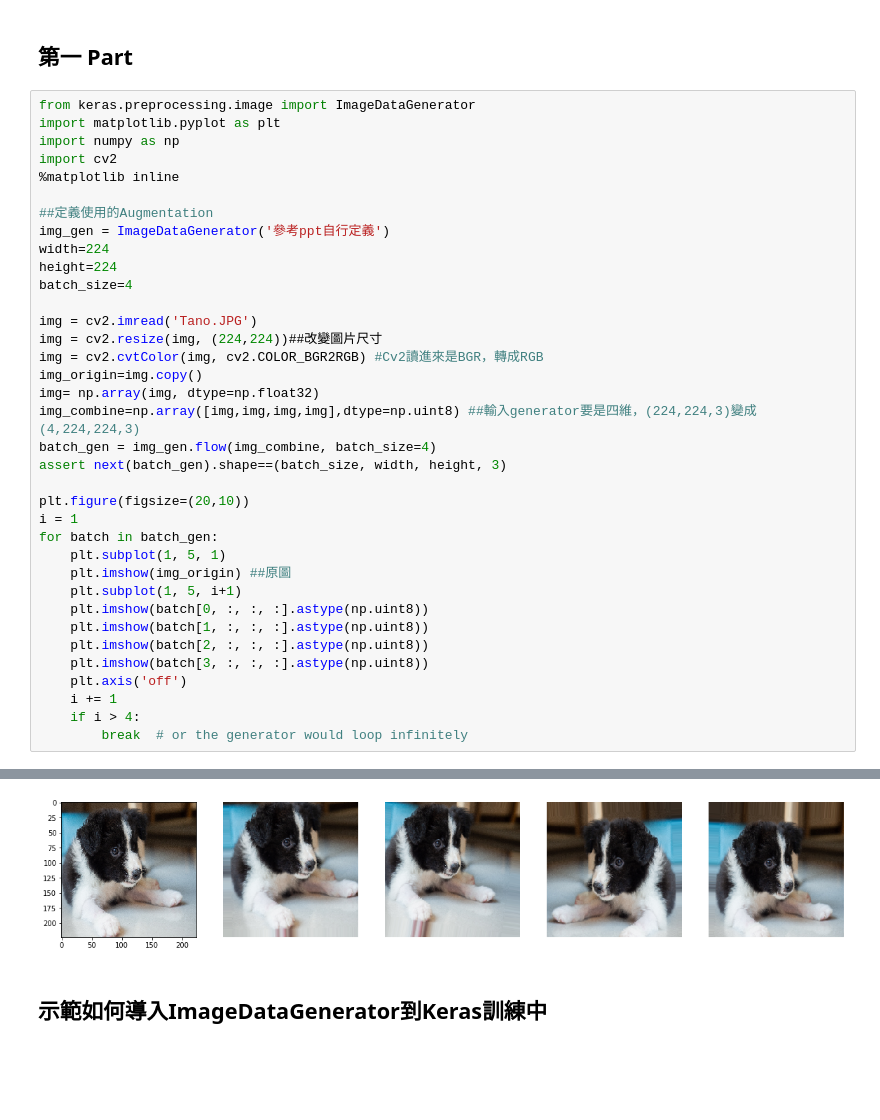
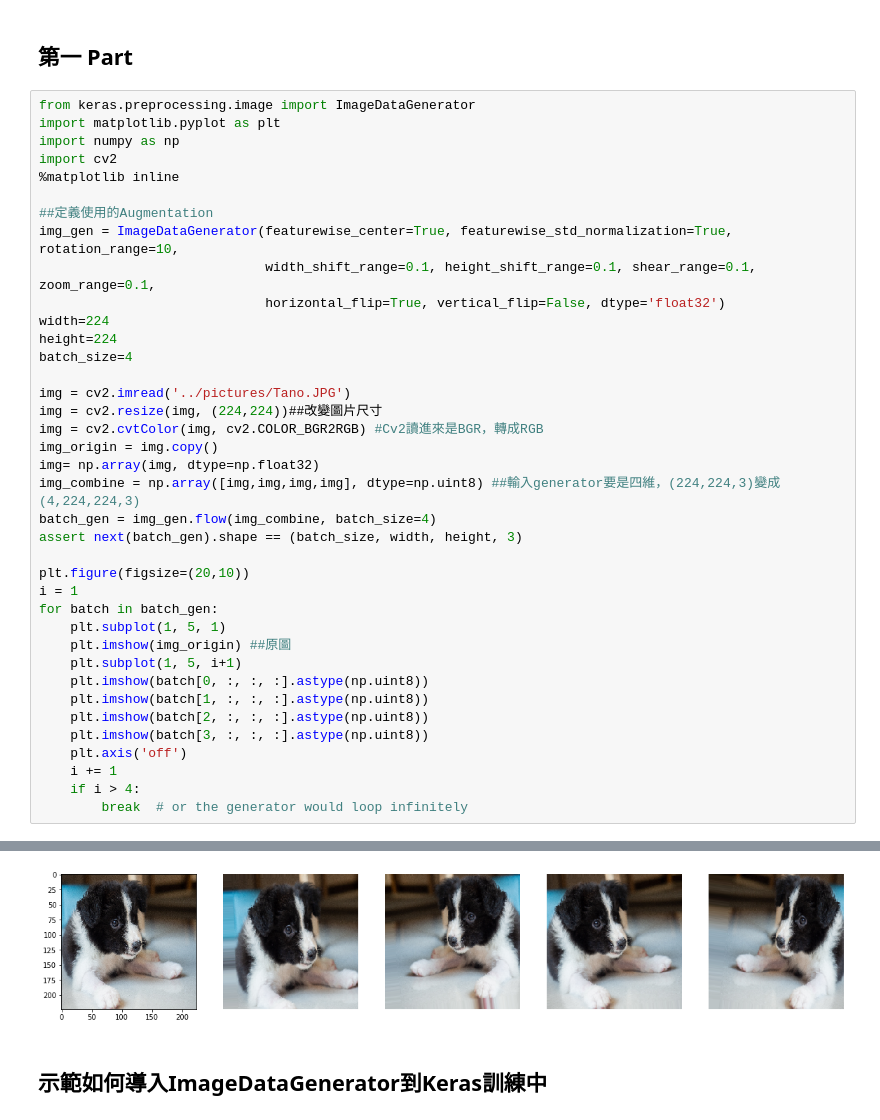
Before and after one commit to okayell/2nd-DL-CVMarathon, a Jupyter notebook: homework/Day016_Image Augmentation_HW.ipynb, the cells around one changed output, grey strips where cells are left out. Saved outputs shown, nothing was run; the diff lists cells and outputs as text; blank space fills up the shorter version.

```diff
--- a/homework/Day016_Image Augmentation_HW.ipynb
+++ b/homework/Day016_Image Augmentation_HW.ipynb
@@ -19,19 +19,21 @@ import cv2
 %matplotlib inline
 
 ##定義使用的Augmentation
-img_gen = ImageDataGenerator('參考ppt自行定義')
+img_gen = ImageDataGenerator(featurewise_center=True, featurewise_std_normalization=True, rotation_range=10,
+                             width_shift_range=0.1, height_shift_range=0.1, shear_range=0.1, zoom_range=0.1,
+                             horizontal_flip=True, vertical_flip=False, dtype='float32')
 width=224
 height=224
 batch_size=4
 
-img = cv2.imread('Tano.JPG')
+img = cv2.imread('../pictures/Tano.JPG')
 img = cv2.resize(img, (224,224))##改變圖片尺寸
 img = cv2.cvtColor(img, cv2.COLOR_BGR2RGB) #Cv2讀進來是BGR，轉成RGB
-img_origin=img.copy()
+img_origin = img.copy()
 img= np.array(img, dtype=np.float32)
-img_combine=np.array([img,img,img,img],dtype=np.uint8) ##輸入generator要是四維，(224,224,3)變成(4,224,224,3)
+img_combine = np.array([img,img,img,img], dtype=np.uint8) ##輸入generator要是四維，(224,224,3)變成(4,224,224,3)
 batch_gen = img_gen.flow(img_combine, batch_size=4)
-assert next(batch_gen).shape==(batch_size, width, height, 3)
+assert next(batch_gen).shape == (batch_size, width, height, 3)
 
 plt.figure(figsize=(20,10))
 i = 1
@@ -53,4 +53,4 @@ Adding an axes using the same arguments as a previous axes currently reuses the
-[figure, old version]
+[figure, new version]
 # %% [markdown]
 ## 示範如何導入ImageDataGenerator到Keras訓練中
 # %%
```
Also changed, not shown: parts of 6 cells of this notebook, 1 other file.
